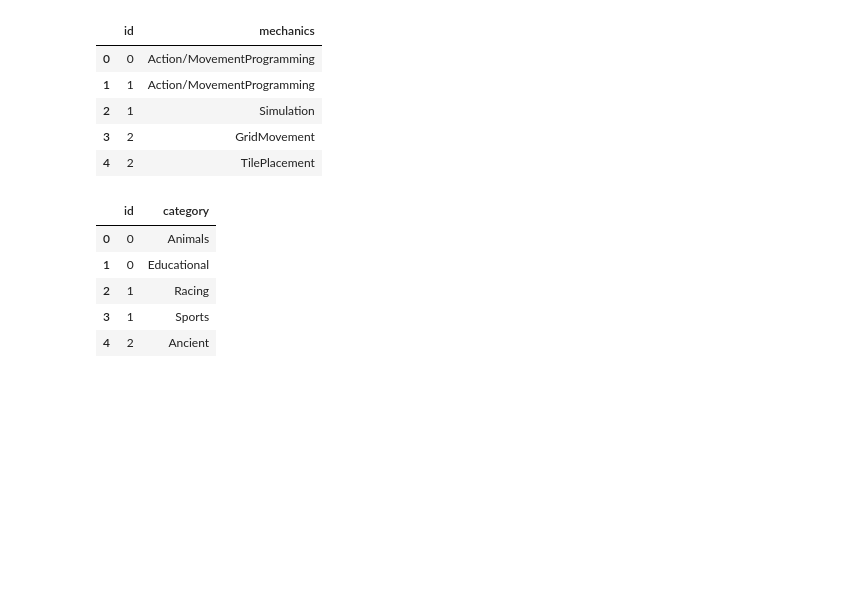
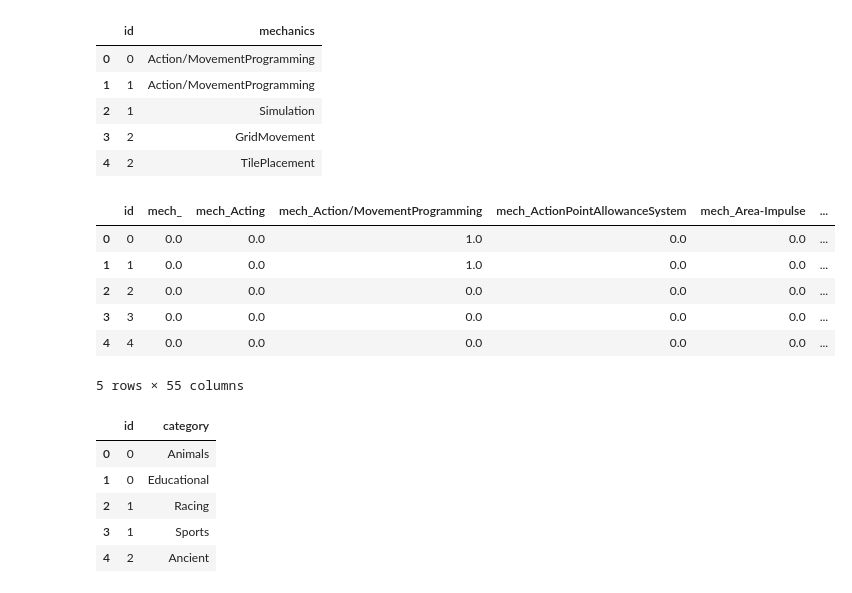
Before and after one commit to mandoiwanaga/board_game_rank_classifier, a Jupyter notebook: eda/john_eda.ipynb, the cells around one changed output. Cells and saved outputs as stored; diff of their text form; code cells hidden in the pictures; blank space fills up the shorter version.

Commit message:
Add cleaned OneHotEncoded data

```diff
--- a/eda/john_eda.ipynb
+++ b/eda/john_eda.ipynb
@@ -120,3 +122,20 @@ mechanics_df.head()
+# %%
+mech_ohe = pd.DataFrame(encoder.transform(mechanics_df[["mechanics"]]).toarray(),
+                   columns=encoder.get_feature_names(["mech"]))
+
+mech_ohe_df = pd.concat([mechanics_df.drop("mechanics", axis=1), mech_ohe], axis=1)
+
+mech_dedup = mech_ohe_df.groupby("id")[mech_ohe.columns].agg("sum").reset_index()
+
+mech_dedup.head()
+# %% [output]
+|  | id | mech_ | mech_Acting | mech_Action/MovementProgramming | mech_ActionPointAllowanceSystem | mech_Area-Impulse | ... |
+| 0 | 0 | 0.0 | 0.0 | 1.0 | 0.0 | 0.0 | ... |
+| 1 | 1 | 0.0 | 0.0 | 1.0 | 0.0 | 0.0 | ... |
+| 2 | 2 | 0.0 | 0.0 | 0.0 | 0.0 | 0.0 | ... |
+| 3 | 3 | 0.0 | 0.0 | 0.0 | 0.0 | 0.0 | ... |
+| 4 | 4 | 0.0 | 0.0 | 0.0 | 0.0 | 0.0 | ... |
+5 rows × 55 columns
 # %%
 cat_df = pd.DataFrame(bgg['category'].str.split(',').tolist(), index=bgg.index).stack()
 cat_df = cat_df.reset_index()
```
Also changed, not shown: parts of 15 cells of this notebook.
